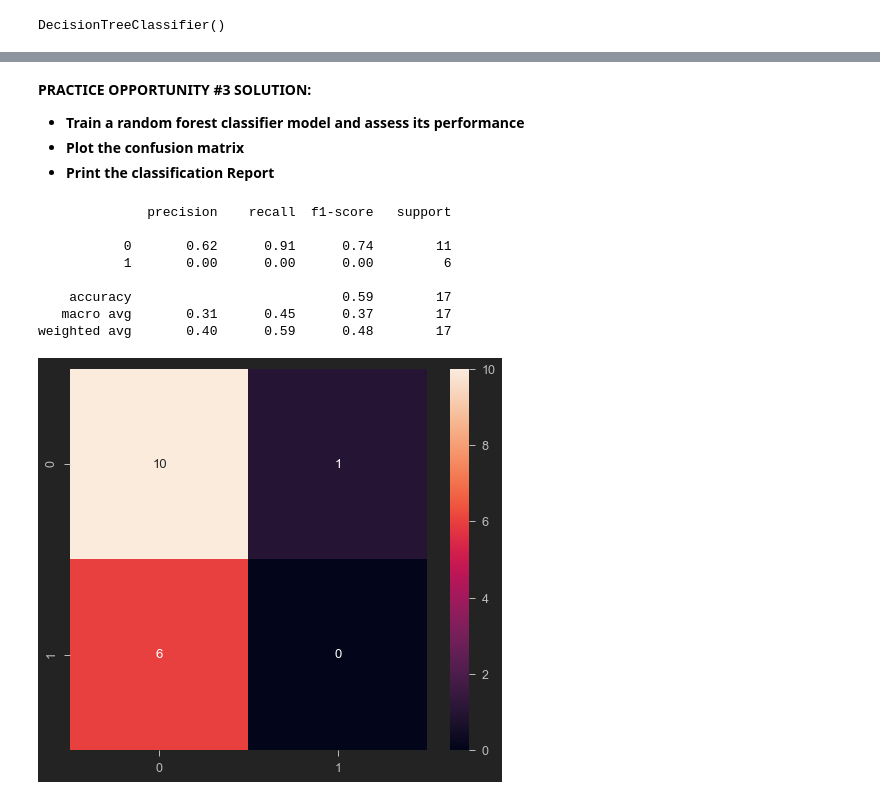
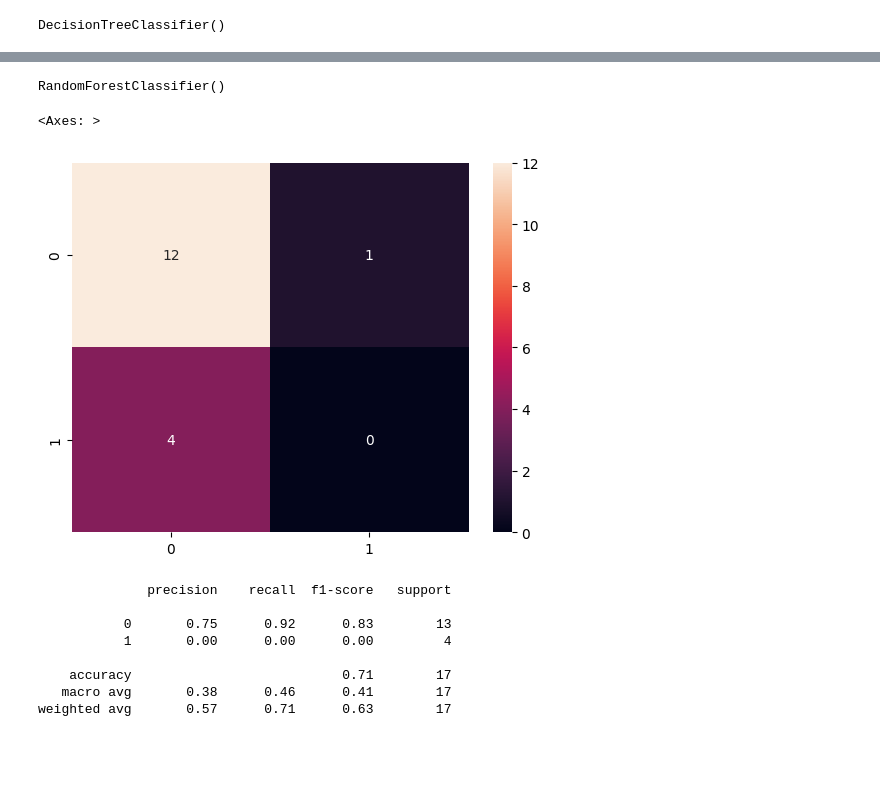
Before and after one commit to rupin-gore/Kyphosis-Disease-Classsification, a Jupyter notebook: Kyphosis Disease Classification.ipynb, the cells around one changed output, grey strips where cells are left out. Saved outputs shown, nothing was run; the diff lists cells and outputs as text; code cells hidden in the pictures; blank space fills up the shorter version.

```diff
--- a/Kyphosis Disease Classification.ipynb
+++ b/Kyphosis Disease Classification.ipynb
@@ -135,2 +151,4 @@ Name: Kyphosis, Length: 81, dtype: int32
 # %%
 from sklearn.model_selection import train_test_split
+# %%
+X_train, X_test, Y_train, Y_test = train_test_split(X, Y, test_size=0.2)
@@ -161,6 +185,8 @@ y_test.shape
 (17,)
 # %%
 from sklearn.linear_model import LogisticRegression
+model = LogisticRegression()
+model.fit(X_train, Y_train)
 # %% [output]
 LogisticRegression()
 # %% [markdown]
@@ -199,5 +217,7 @@ weighted avg       0.70      0.71      0.67        17
 # %%
 from sklearn.tree import DecisionTreeClassifier
+decision_tree = DecisionTreeClassifier()
+decision_tree.fit(X_train, Y_train)
 # %% [output]
 DecisionTreeClassifier()
 # %%
@@ -276,26 +255,24 @@ sns.countplot(x = Kyphosis_df['Kyphosis'], label = "Count");
-# %% [markdown]
-**PRACTICE OPPORTUNITY #3 SOLUTION:**
-- **Train a random forest classifier model and assess its performance**
-- **Plot the confusion matrix**
-- **Print the classification Report**
+# %%
+from sklearn.ensemble import RandomForestClassifier
+RandomForest = RandomForestClassifier()
+RandomForest.fit(X_train, Y_train)
+# %% [output]
+RandomForestClassifier()
 # %%
-from sklearn.ensemble import RandomForestClassifier
-RandomForest = RandomForestClassifier()
-RandomForest.fit(X_train, y_train)
-
-# Predicting the Test set results
 y_predict_test = RandomForest.predict(X_test)
-cm = confusion_matrix(y_test, y_predict_test)
+cm = confusion_matrix(Y_test, y_predict_test)
 sns.heatmap(cm, annot=True)
-
-print(classification_report(y_test, y_predict_test))
 # %% [output]
-              precision    recall  f1-score   support
-
-           0       0.62      0.91      0.74        11
-           1       0.00      0.00      0.00         6
-
-    accuracy                           0.59        17
-   macro avg       0.31      0.45      0.37        17
-weighted avg       0.40      0.59      0.48        17
+<Axes: >
-[figure, old version]
+[figure, new version]
+# %%
+print(classification_report(Y_test, y_predict_test))
+# %% [output]
+              precision    recall  f1-score   support
+
+           0       0.75      0.92      0.83        13
+           1       0.00      0.00      0.00         4
+
+    accuracy                           0.71        17
+   macro avg       0.38      0.46      0.41        17
+weighted avg       0.57      0.71      0.63        17
```
Also changed, not shown: parts of 55 cells of this notebook.
